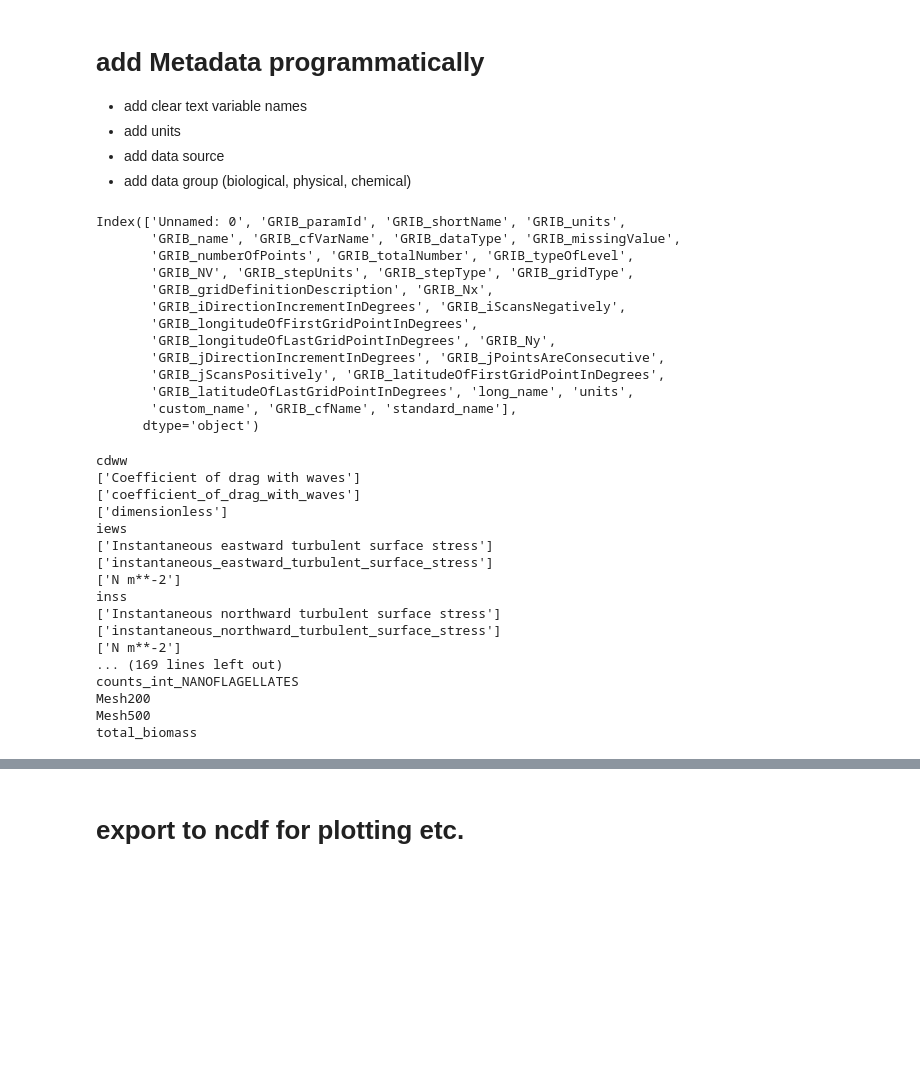
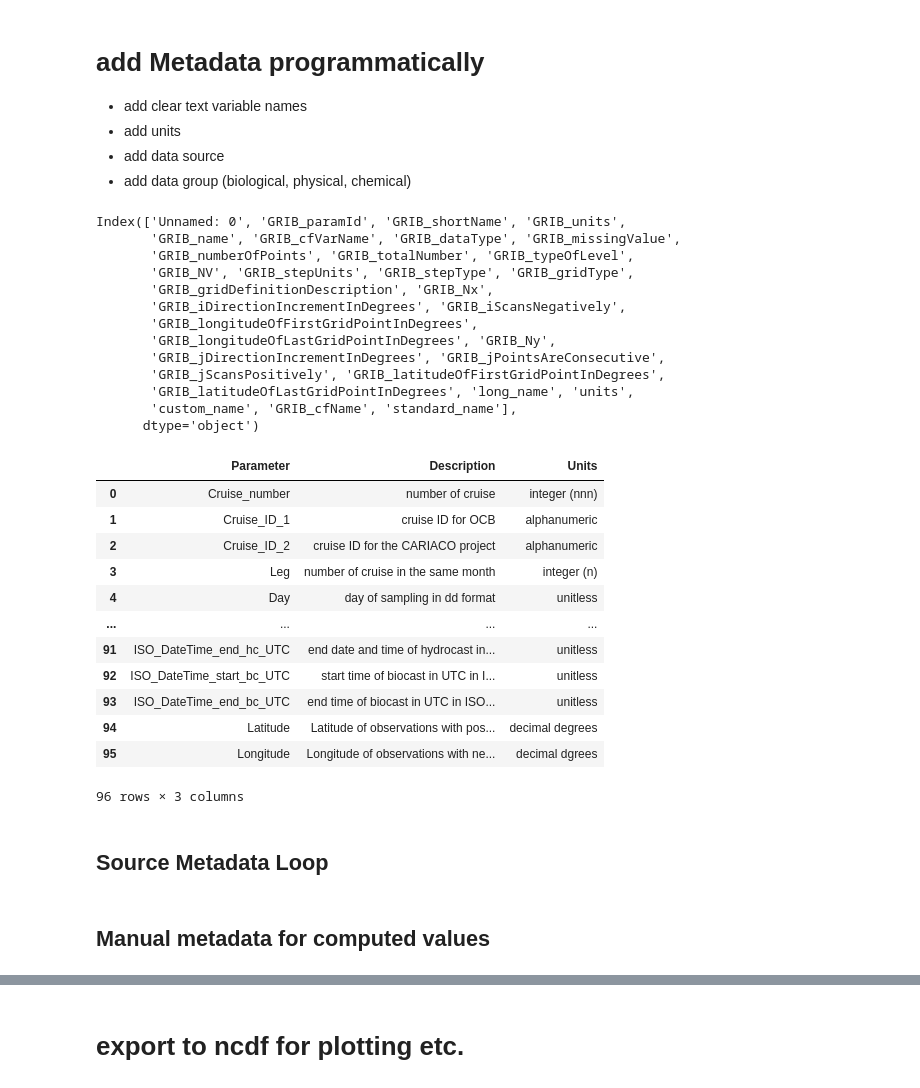
Before and after one commit to ben1post/BennyPhD, a Jupyter notebook: CaRiaco/SCRIPPS/CARIACO_data/Manuscript2DataAnalysis/annotatedDATA/ReadAnnotate2NCDF_FULLSET.ipynb, the cells around one changed output, grey strips where cells are left out. Drawn from its saved outputs; the diff is of its cells as text; code cells hidden in the pictures; blank space fills up the shorter version.

Commit message:
added some metadata

```diff
--- a/CaRiaco/SCRIPPS/CARIACO_data/Manuscript2DataAnalysis/annotatedDATA/ReadAnnotate2NCDF_FULLSET.ipynb
+++ b/CaRiaco/SCRIPPS/CARIACO_data/Manuscript2DataAnalysis/annotatedDATA/ReadAnnotate2NCDF_FULLSET.ipynb
@@ -40,45 +40,18 @@ CARIACO.attrs = metadata
 - add data group (biological, physical, chemical)
 # %%
 wind_meta = pd.read_csv("META/ERA5_META.csv")
+wind_meta.columns
+# %% [output]
+Index(['Unnamed: 0', 'GRIB_paramId', 'GRIB_shortName', 'GRIB_units',
+       'GRIB_name', 'GRIB_cfVarName', 'GRIB_dataType', 'GRIB_missingValue',
+       'GRIB_numberOfPoints', 'GRIB_totalNumber', 'GRIB_typeOfLevel',
+       'GRIB_NV', 'GRIB_stepUnits', 'GRIB_stepType', 'GRIB_gridType',
+       'GRIB_gridDefinitionDescription', 'GRIB_Nx',
+       'GRIB_iDirectionIncrementInDegrees', 'GRIB_iScansNegatively',
+       'GRIB_longitudeOfFirstGridPointInDegrees',
+       'GRIB_longitudeOfLastGridPointInDegrees', 'GRIB_Ny',
+       'GRIB_jDirectionIncrementInDegrees', 'GRIB_jPointsAreConsecutive',
+       'GRIB_jScansPositively', 'GRIB_latitudeOfFirstGridPointInDegrees',
+       'GRIB_latitudeOfLastGridPointInDegrees', 'long_name', 'units',
+       'custom_name', 'GRIB_cfName', 'standard_name'],
+      dtype='object')
-# %%
-wind_meta.columns
-# %% [output]
-Index(['Unnamed: 0', 'GRIB_paramId', 'GRIB_shortName', 'GRIB_units',
-       'GRIB_name', 'GRIB_cfVarName', 'GRIB_dataType', 'GRIB_missingValue',
-       'GRIB_numberOfPoints', 'GRIB_totalNumber', 'GRIB_typeOfLevel',
-       'GRIB_NV', 'GRIB_stepUnits', 'GRIB_stepType', 'GRIB_gridType',
-       'GRIB_gridDefinitionDescription', 'GRIB_Nx',
-       'GRIB_iDirectionIncrementInDegrees', 'GRIB_iScansNegatively',
-       'GRIB_longitudeOfFirstGridPointInDegrees',
-       'GRIB_longitudeOfLastGridPointInDegrees', 'GRIB_Ny',
-       'GRIB_jDirectionIncrementInDegrees', 'GRIB_jPointsAreConsecutive',
-       'GRIB_jScansPositively', 'GRIB_latitudeOfFirstGridPointInDegrees',
-       'GRIB_latitudeOfLastGridPointInDegrees', 'long_name', 'units',
-       'custom_name', 'GRIB_cfName', 'standard_name'],
-      dtype='object')
-# %%
-for var in CARIACO.data_vars:
-    print(var)
-    row = wind_meta.loc[wind_meta['GRIB_cfVarName'] == var]
-    if len(row) > 0:
-        print(row['GRIB_name'].values)
-        print(row['custom_name'].values)
-        print(row['GRIB_units'].values)
-# %% [output]
-cdww
-['Coefficient of drag with waves']
-['coefficient_of_drag_with_waves']
-['dimensionless']
-iews
-['Instantaneous eastward turbulent surface stress']
-['instantaneous_eastward_turbulent_surface_stress']
-['N m**-2']
-inss
-['Instantaneous northward turbulent surface stress']
-['instantaneous_northward_turbulent_surface_stress']
-['N m**-2']
-... (169 lines left out)
-counts_int_NANOFLAGELLATES
-Mesh200
-Mesh500
-total_biomass
@@ -91,0 +58,17 @@ CARIACO.Chlorophyll.attrs['unit'] = '[mg m^-3]'
+# %%
+niskin_meta = pd.read_csv("META/Niskin_PARAMETERS.csv", sep='\t')
+niskin_meta
+# %% [output]
+|  | Parameter | Description | Units |
+| 0 | Cruise_number | number of cruise | integer (nnn) |
+| 1 | Cruise_ID_1 | cruise ID for OCB | alphanumeric |
+| 2 | Cruise_ID_2 | cruise ID for the CARIACO project | alphanumeric |
+| 3 | Leg | number of cruise in the same month | integer (n) |
+| 4 | Day | day of sampling in dd format | unitless |
+| ... | ... | ... | ... |
+| 91 | ISO_DateTime_end_hc_UTC | end date and time of hydrocast in... | unitless |
+| 92 | ISO_DateTime_start_bc_UTC | start time of biocast in UTC in I... | unitless |
+| 93 | ISO_DateTime_end_bc_UTC | end time of biocast in UTC in ISO... | unitless |
+| 94 | Latitude | Latitude of observations with pos... | decimal degrees |
+| 95 | Longitude | Longitude of observations with ne... | decimal dgrees |
+96 rows × 3 columns
@@ -91,0 +78,2 @@ CARIACO.Chlorophyll.attrs['unit'] = '[mg m^-3]'
+# %% [markdown]
+## Source Metadata Loop
@@ -92 +94,3 @@ CARIACO.Chlorophyll.attrs['unit'] = '[mg m^-3]'
+# %% [markdown]
+## Manual metadata for computed values
 # %%
```
Also changed, not shown: parts of 24 cells of this notebook, 2 other files.
